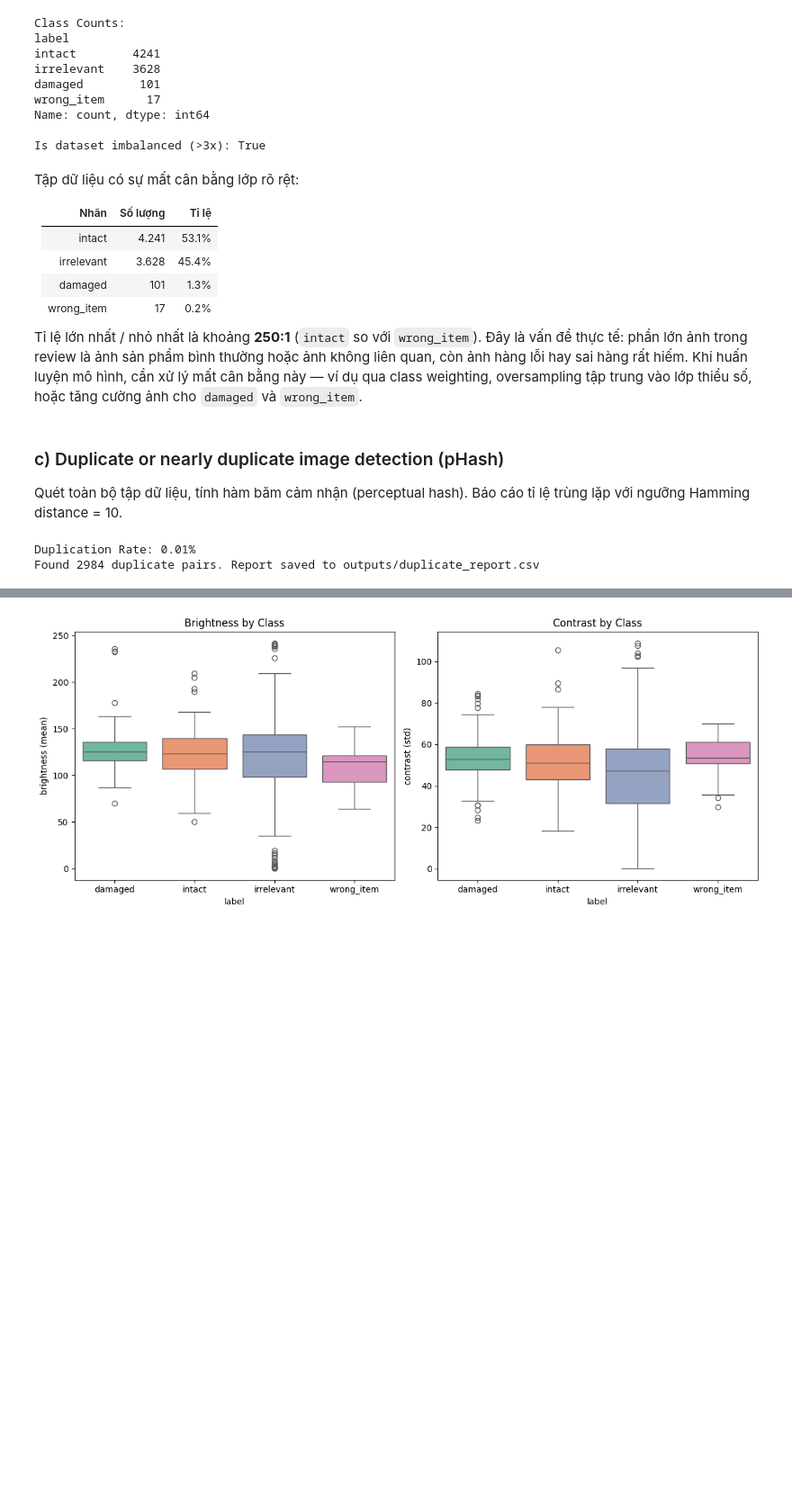
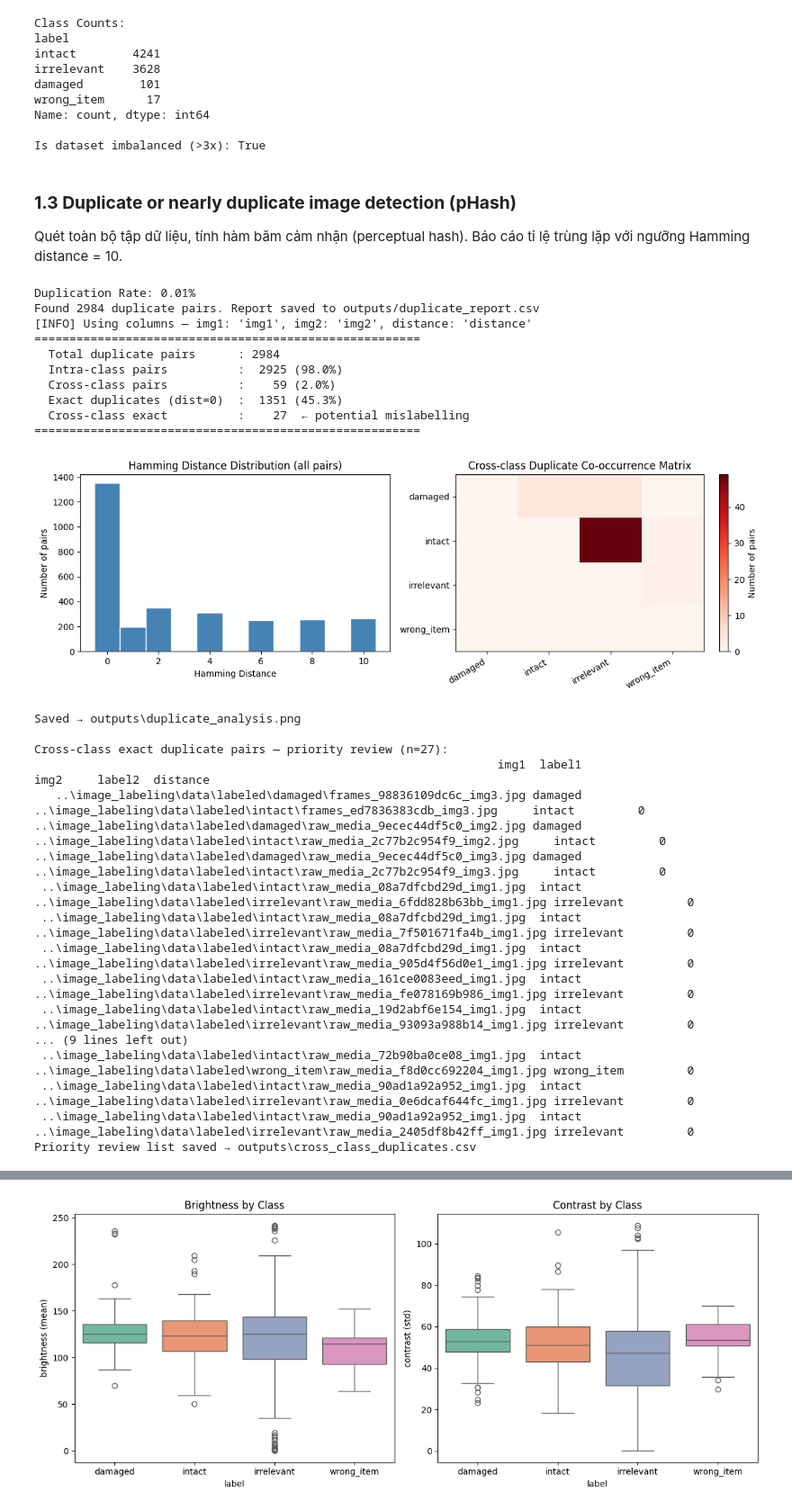
Before and after one commit to calebstewart9999-byte/ecommerce-review-analytics, a Jupyter notebook: notebooks/image_eda.ipynb, the cells around one changed output, grey strips where cells are left out. Shown at 90% size. Cells and saved outputs as stored; diff of their text form; code cells hidden in the pictures; blank space fills up the shorter version.

```diff
--- a/notebooks/image_eda.ipynb
+++ b/notebooks/image_eda.ipynb
@@ -110,24 +99,40 @@ wrong_item      17
 Name: count, dtype: int64
 
 Is dataset imbalanced (>3x): True
-# %% [markdown]
-Tập dữ liệu có sự mất cân bằng lớp rõ rệt:
-
-| Nhãn | Số lượng | Tỉ lệ |
-|---|---|---|
-| intact | 4.241 | 53.1% |
-| irrelevant | 3.628 | 45.4% |
-| damaged | 101 | 1.3% |
-| wrong_item | 17 | 0.2% |
-
-Tỉ lệ lớn nhất / nhỏ nhất là khoảng **250:1** (`intact` so với `wrong_item`). Đây là vấn đề thực tế: phần lớn ảnh trong review là ảnh sản phẩm bình thường hoặc ảnh không liên quan, còn ảnh hàng lỗi hay sai hàng rất hiếm. Khi huấn luyện mô hình, cần xử lý mất cân bằng này — ví dụ qua class weighting, oversampling tập trung vào lớp thiểu số, hoặc tăng cường ảnh cho `damaged` và `wrong_item`.
 # %% [markdown]
-### c) Duplicate or nearly duplicate image detection (pHash)
+### **1.3 Duplicate or nearly duplicate image detection (pHash)**
 Quét toàn bộ tập dữ liệu, tính hàm băm cảm nhận (perceptual hash). Báo cáo tỉ lệ trùng lặp với ngưỡng Hamming distance = 10.
 # %%
 dup_rate, dup_df = utils.detect_duplicates_phash(df_all, threshold=10, output_dir=OUTPUT_DIR)
 print(f"Duplication Rate: {dup_rate:.2%}")
 print(f"Found {len(dup_df)} duplicate pairs. Report saved to {OUTPUT_DIR}/duplicate_report.csv")
+dup_df_analyzed = utils.analyze_duplicate_report(dup_df, OUTPUT_DIR)
 # %% [output]
 Duplication Rate: 0.01%
 Found 2984 duplicate pairs. Report saved to outputs/duplicate_report.csv
+[INFO] Using columns — img1: 'img1', img2: 'img2', distance: 'distance'
+=======================================================
+  Total duplicate pairs      : 2984
+  Intra-class pairs          :  2925 (98.0%)
+  Cross-class pairs          :    59 (2.0%)
+  Exact duplicates (dist=0)  :  1351 (45.3%)
+  Cross-class exact          :    27  ← potential mislabelling
+=======================================================
+[figure, added]
+Saved → outputs\duplicate_analysis.png
+
+Cross-class exact duplicate pairs — priority review (n=27):
+                                                                  img1  label1                                                                      img2     label2  distance
+   ..\image_labeling\data\labeled\damaged\frames_98836109dc6c_img3.jpg damaged        ..\image_labeling\data\labeled\intact\frames_ed7836383cdb_img3.jpg     intact         0
+..\image_labeling\data\labeled\damaged\raw_media_9ecec44df5c0_img2.jpg damaged     ..\image_labeling\data\labeled\intact\raw_media_2c77b2c954f9_img2.jpg     intact         0
+..\image_labeling\data\labeled\damaged\raw_media_9ecec44df5c0_img3.jpg damaged     ..\image_labeling\data\labeled\intact\raw_media_2c77b2c954f9_img3.jpg     intact         0
+ ..\image_labeling\data\labeled\intact\raw_media_08a7dfcbd29d_img1.jpg  intact ..\image_labeling\data\labeled\irrelevant\raw_media_6fdd828b63bb_img1.jpg irrelevant         0
+ ..\image_labeling\data\labeled\intact\raw_media_08a7dfcbd29d_img1.jpg  intact ..\image_labeling\data\labeled\irrelevant\raw_media_7f501671fa4b_img1.jpg irrelevant         0
+ ..\image_labeling\data\labeled\intact\raw_media_08a7dfcbd29d_img1.jpg  intact ..\image_labeling\data\labeled\irrelevant\raw_media_905d4f56d0e1_img1.jpg irrelevant         0
+ ..\image_labeling\data\labeled\intact\raw_media_161ce0083eed_img1.jpg  intact ..\image_labeling\data\labeled\irrelevant\raw_media_fe078169b986_img1.jpg irrelevant         0
+ ..\image_labeling\data\labeled\intact\raw_media_19d2abf6e154_img1.jpg  intact ..\image_labeling\data\labeled\irrelevant\raw_media_93093a988b14_img1.jpg irrelevant         0
+... (9 lines left out)
+ ..\image_labeling\data\labeled\intact\raw_media_72b90ba0ce08_img1.jpg  intact ..\image_labeling\data\labeled\wrong_item\raw_media_f8d0cc692204_img1.jpg wrong_item         0
+ ..\image_labeling\data\labeled\intact\raw_media_90ad1a92a952_img1.jpg  intact ..\image_labeling\data\labeled\irrelevant\raw_media_0e6dcaf644fc_img1.jpg irrelevant         0
+ ..\image_labeling\data\labeled\intact\raw_media_90ad1a92a952_img1.jpg  intact ..\image_labeling\data\labeled\irrelevant\raw_media_2405df8b42ff_img1.jpg irrelevant         0
+Priority review list saved → outputs\cross_class_duplicates.csv
```
Also changed, not shown: parts of 39 cells of this notebook, 1 other file.
